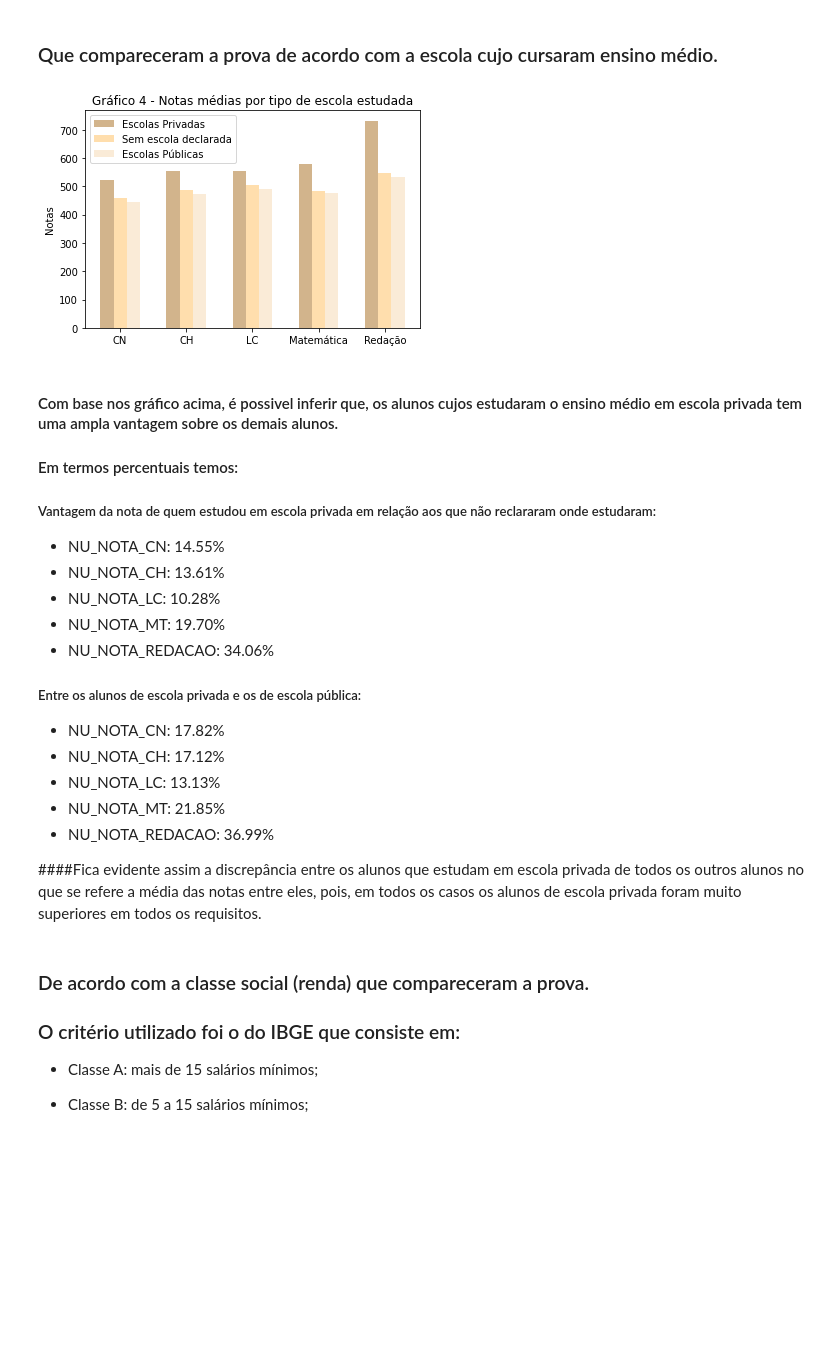
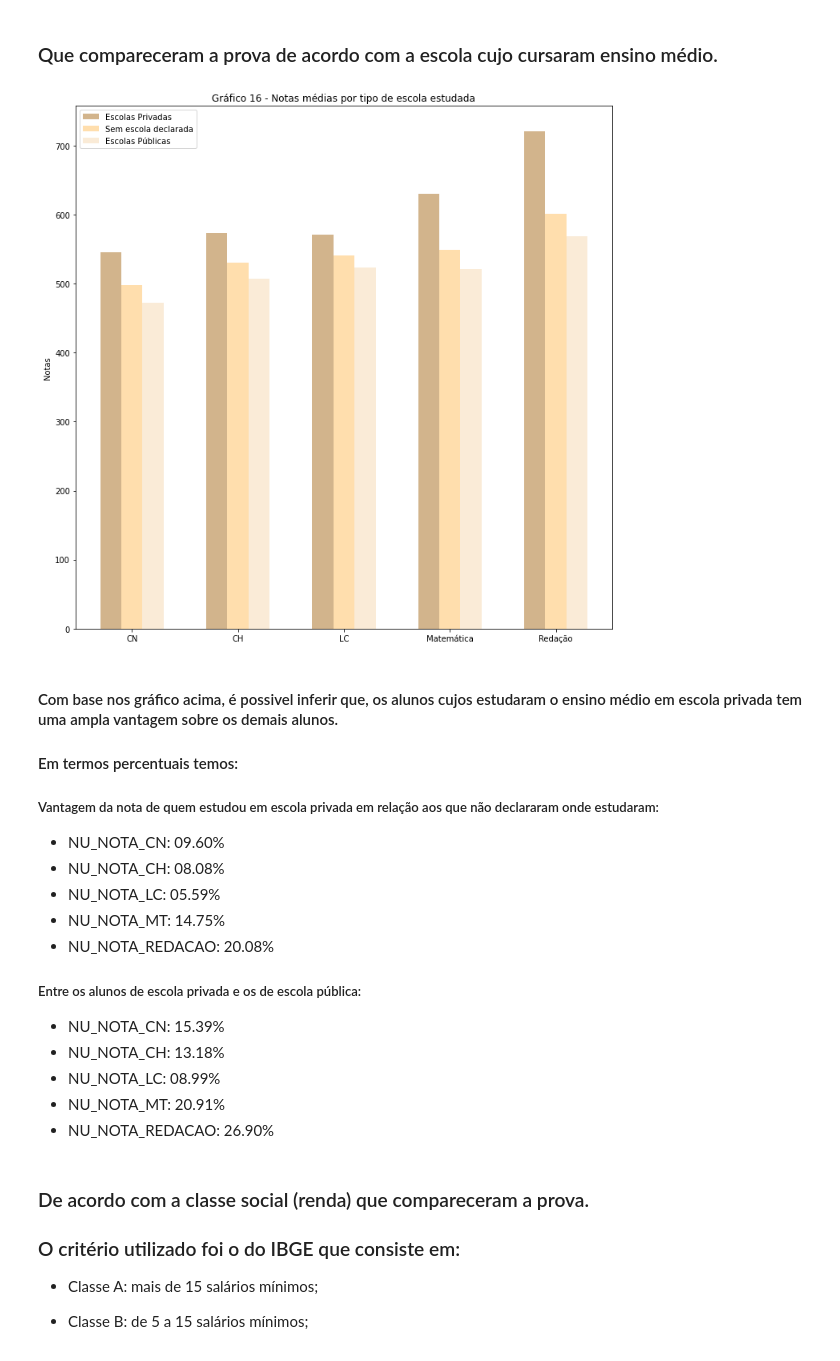
Before and after one commit to henriquecl/DataSciene_Destrinchando_o_ENEM, a Jupyter notebook: Brincando_com_o_ENEM.ipynb, the cells around one changed output. Drawn from its saved outputs; the diff is of its cells as text; code cells hidden in the pictures; blank space fills up the shorter version.

```diff
--- a/Brincando_com_o_ENEM.ipynb
+++ b/Brincando_com_o_ENEM.ipynb
@@ -1354,12 +1354,12 @@ dados_norte["NU_IDADE"].dropna().hist()
 ## Quantitativo de alunos que se inscreveram na prova e faltaram.
 # %%
 notas = ["NU_NOTA_CN", "NU_NOTA_CH","NU_NOTA_LC","NU_NOTA_MT", "NU_NOTA_REDACAO"]
-notas_norte=dados_norte[notas]
-presentes_norte = dados_norte.dropna()
-ausentes_norte = dados_norte.query("NU_NOTA_CN == 'NaN' or NU_NOTA_CH == 'NaN' or NU_NOTA_LC == 'NaN' or NU_NOTA_MT == 'NaN'")
+notas_SE=dados_SE[notas]
+presentes_SE = dados_SE.dropna()
+ausentes_SE = dados_SE.query("NU_NOTA_CN == 'NaN' or NU_NOTA_CH == 'NaN' or NU_NOTA_LC == 'NaN' or NU_NOTA_MT == 'NaN'")
 # Criando nosso conjunto de dados
 labels = 'Presentes', 'Ausentes'
-sizes = [421198, 175671]
+sizes = [1290047, 502563]
 # Estamos criando a representação, área de plotagem
 fig1, ax1 = plt.subplots(figsize=(6, 6))
 # Criando o gráfico
@@ -1372,18 +1372,18 @@ plt.show()
 # %% [markdown]
 ## Análise da falta dos inscritos de acordo com o tipo de escola estudada no ensino médio
 # %%
-presentes_naoresp = presentes_norte.query('TP_ESCOLA == 1')  # 307726
-presentes_publica = presentes_norte.query('TP_ESCOLA == 2')  # 102216
-presentes_privada = presentes_norte.query('TP_ESCOLA == 3')  # 11256
-ausentes_naoresp  = ausentes_norte.query('TP_ESCOLA == 1')   # 152080
-ausentes_publica  = ausentes_norte.query('TP_ESCOLA == 2')   # 23120
-ausentes_privada = ausentes_norte.query('TP_ESCOLA == 3')    #471
+presentes_naoresp_SE = presentes_SE.query('TP_ESCOLA == 1')  # 307726
+presentes_publica_SE = presentes_SE.query('TP_ESCOLA == 2')  # 102216
+presentes_privada_SE = presentes_SE.query('TP_ESCOLA == 3')  # 11256
+ausentes_naoresp_SE  = ausentes_SE.query('TP_ESCOLA == 1')   # 152080
+ausentes_publica_SE  = ausentes_SE.query('TP_ESCOLA == 2')   # 23120
+ausentes_privada_SE = ausentes_SE.query('TP_ESCOLA == 3')    #471
 t = np.arange(0.0, 2.0, 0.01)
 
 
 # Plotando gráfico da escola pública.
 labels = 'Presentes de escola pública', 'Ausentes de escola pública'
-sizes = [len(presentes_publica), len(ausentes_publica)]
+sizes = [len(presentes_publica_SE), len(ausentes_publica_SE)]
 # Estamos criando a representação, área de plotagem
 fig1, ax1 = plt.subplots(figsize=(6, 6))
 # Criando o gráfico
@@ -1394,7 +1394,7 @@ ax1.axis('equal')
 
 # Plotando gráfico da escola privada.
 labels = 'Presentes de escola pública', 'Ausentes de escola pública'
-sizes = [len(presentes_privada), len(ausentes_privada)]
+sizes = [len(presentes_privada_SE), len(ausentes_privada_SE)]
 # Estamos criando a representação, área de plotagem
 fig2, ax2 = plt.subplots(figsize=(6, 6))
 # Criando o gráfico
@@ -1404,7 +1404,7 @@ ax2.axis('equal')
 
 # Plotando gráfico dos alunos que não informaram a escola que estudaram.
 labels = 'Presentes sem escola informada', 'Ausentes sem escola informada'
-sizes = [len(presentes_naoresp), len(ausentes_naoresp)]
+sizes = [len(presentes_naoresp_SE), len(ausentes_naoresp_SE)]
 # Estamos criando a representação, área de plotagem
 fig3, ax3 = plt.subplots(figsize=(6, 6))
 # Criando o gráfico
@@ -1423,48 +1423,45 @@ plt.show()
 # %% [markdown]
 ### Que compareceram a prova de acordo com a escola cujo cursaram ensino médio.
 # %%
-media_notas_naoresp  = presentes_naoresp[notas].mean()
-media_notas_privadas = presentes_privada[notas].mean()
-media_notas_publicas = presentes_publica[notas].mean()
+media_notas_naoresp_SE  = presentes_naoresp_SE[notas].mean()
+media_notas_privadas_SE = presentes_privada_SE[notas].mean()
+media_notas_publicas_SE = presentes_publica_SE[notas].mean()
 # Gráfico
 
 x = np.arange(len(notas))
 
 fig, ax = plt.subplots()
-rects1 = ax.bar(x +0.00 , media_notas_privadas,color = 'tan' ,width=0.2, label='Escolas Privadas')
-rects2 = ax.bar(x +0.20 , media_notas_naoresp,color= 'navajowhite',  width=0.2, label='Sem escola declarada')
-rects3 = ax.bar(x +0.40 , media_notas_publicas,color = 'antiquewhite' ,width=0.2, label='Escolas Públicas')
+rects1 = ax.bar(x +0.00 , media_notas_privadas_SE ,color = 'tan' ,width=0.2, label='Escolas Privadas')
+rects2 = ax.bar(x +0.20 , media_notas_naoresp_SE  ,color= 'navajowhite',  width=0.2, label='Sem escola declarada')
+rects3 = ax.bar(x +0.40 , media_notas_publicas_SE ,color = 'antiquewhite' ,width=0.2, label='Escolas Públicas')
 ax.set_ylabel('Notas')
-ax.set_title('Gráfico 4 - Notas médias por tipo de escola estudada')
+ax.set_title('Gráfico 16 - Notas médias por tipo de escola estudada')
 ax.set_xticks(x+0.2)
 ax.set_xticklabels(['CN', 'CH', 'LC', 'Matemática', 'Redação'])
 ax.legend()
 plt.show()
 
-percentual_privad_publi = (media_notas_privadas/media_notas_publicas - 1)*100
-percentual_privad_naoresp = (media_notas_privadas/media_notas_naoresp - 1)*100
+
+percentual_privad_naoresp_SE = (media_notas_privadas_SE/media_notas_naoresp_SE - 1)*100
+percentual_privad_publi_SE = (media_notas_privadas_SE/media_notas_publicas_SE - 1)*100
 # %% [output]
-[figure, old version]
+[figure, new version]
 # %% [markdown]
 #### Com base nos gráfico acima, é possivel inferir que, os alunos cujos estudaram o ensino médio em escola privada tem uma ampla vantagem sobre os demais alunos.
 #### Em termos percentuais temos:
-  ##### Vantagem da nota de quem estudou em escola privada em relação aos que não reclararam onde estudaram:
-* NU_NOTA_CN:         14.55%
-* NU_NOTA_CH:         13.61%
-* NU_NOTA_LC:         10.28%
-* NU_NOTA_MT:         19.70%
-* NU_NOTA_REDACAO:    34.06%
+  ##### Vantagem da nota de quem estudou em escola privada em relação aos que não declararam onde estudaram:
+* NU_NOTA_CN:         09.60%
+* NU_NOTA_CH:         08.08%
+* NU_NOTA_LC:         05.59%
+* NU_NOTA_MT:         14.75%
+* NU_NOTA_REDACAO:    20.08%
 
 ##### Entre os alunos de escola privada e os de escola pública:
-* NU_NOTA_CN:         17.82%
-* NU_NOTA_CH:         17.12%
-* NU_NOTA_LC:         13.13%
-* NU_NOTA_MT:         21.85%
-* NU_NOTA_REDACAO:    36.99%
-
-
-
-####Fica evidente assim a discrepância entre os alunos que estudam em escola privada de todos os outros alunos no que se refere a média das notas entre eles, pois, em todos os casos os alunos de escola privada foram muito superiores em todos os requisitos.
+* NU_NOTA_CN:         15.39%
+* NU_NOTA_CH:         13.18%
+* NU_NOTA_LC:         08.99%
+* NU_NOTA_MT:         20.91%
+* NU_NOTA_REDACAO:    26.90%
 # %% [markdown]
 ### De acordo com a classe social (renda) que compareceram a prova.
 
```
Also changed, not shown: parts of 14 cells of this notebook.
